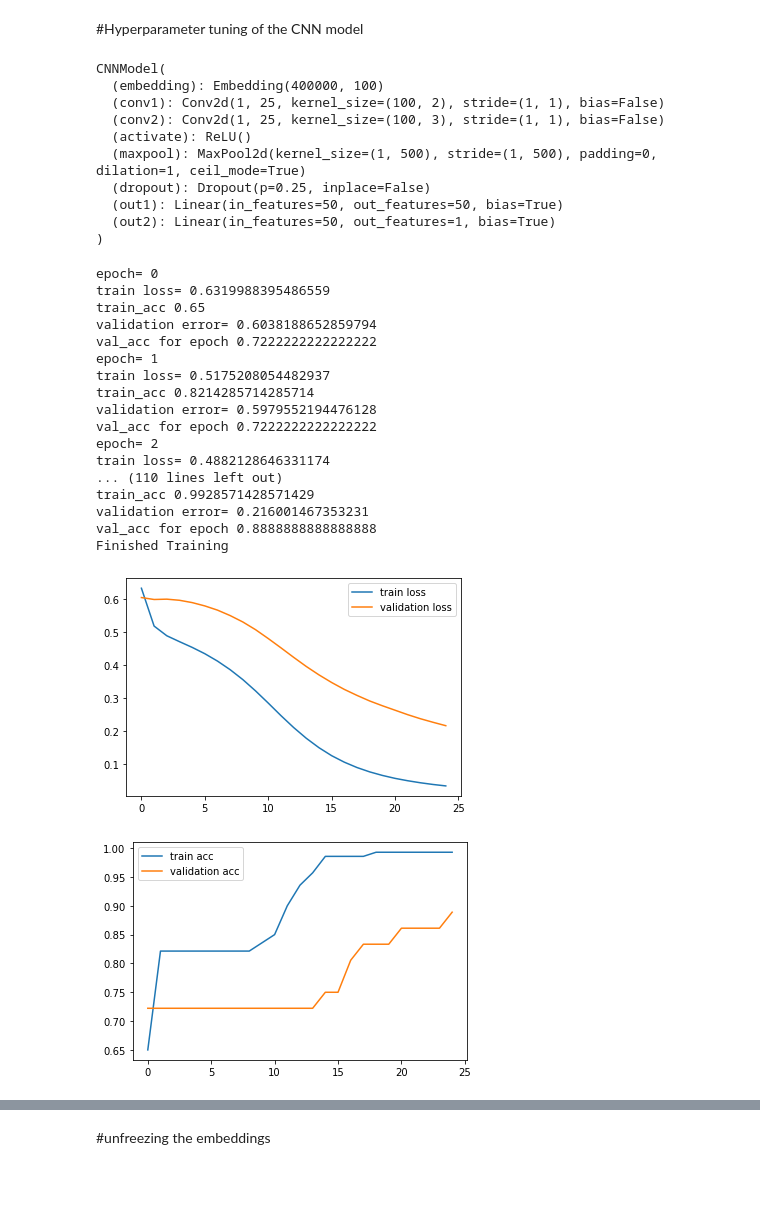
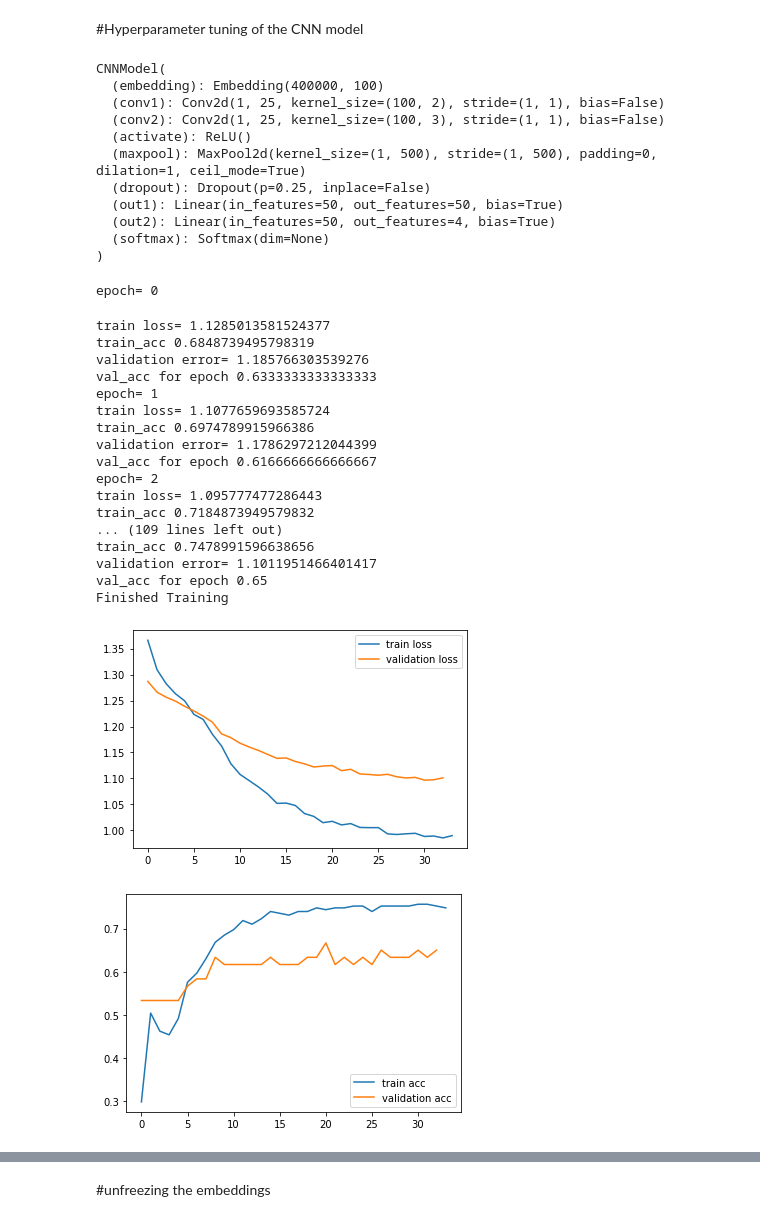
Before and after one commit to ece1786-2022/PyOverflow, a Jupyter notebook: CNN_baseline_multiclass.ipynb, the cells around one changed output, grey strips where cells are left out. Saved outputs shown, nothing was run; the diff lists cells and outputs as text; code cells hidden in the pictures; blank space fills up the shorter version.

Commit message:
added test and final baseline results

```diff
--- a/CNN_baseline_multiclass.ipynb
+++ b/CNN_baseline_multiclass.ipynb
@@ -37,5 +37,5 @@ train, val = train_test_split(df, test_size=0.2, random_state=42)
 # %% [output]
 False
 # %%
-data_path = "Data/Test/test_sample.csv"
+data_path = "Data/Test/combined.csv"
 df2 = pd.read_csv(data_path)
@@ -171,7 +184,7 @@ Using device: cuda
 # %% [markdown]
 #Create CNN Model
 # %%
-class CNNModel(torch.nn.Module): # CNN model # 3 classes
+class CNNModel(torch.nn.Module): # CNN model # 4 classes
     def __init__(self, vocab, n1,n2, k1,k2):
         super().__init__()
         # initialize word vectors to random numbers
@@ -183,8 +196,8 @@ class CNNModel(torch.nn.Module): # CNN model # 3 classes
         #self.maxpool2= torch.nn.MaxPool1d()
         self.dropout = torch.nn.Dropout(0.25)
         self.out1= torch.nn.Linear(n1+n2,50)
-        self.out2= torch.nn.Linear(50,3)
-        self.softmax = torch.nn.Softmax(dim=1)
+        self.out2= torch.nn.Linear(50,4)
+        self.softmax = torch.nn.Softmax()
         #TO DO
 
         # prediction function takes embedding as input, and predicts which word in vocabulary as output
@@ -213,9 +226,9 @@ class CNNModel(torch.nn.Module): # CNN model # 3 classes
         #print(max1.size())
         max2=self.maxpool(conv2)
         #print(max2.size())
-        #drop=self.dropout(torch.cat((max1,max2)).squeeze())
+        drop=self.dropout(torch.cat((max1,max2)).squeeze())
         #output=self.out(drop)
-        output=self.out1(torch.cat((max1,max2)).squeeze())
+        output=self.out1(drop) #torch.cat((max1,max2)).squeeze()
         output=self.out2(output)
         output=self.softmax(output)
         return output
@@ -325,7 +338,8 @@ CNNModel(
   (maxpool): MaxPool2d(kernel_size=(1, 500), stride=(1, 500), padding=0, dilation=1, ceil_mode=True)
   (dropout): Dropout(p=0.25, inplace=False)
   (out1): Linear(in_features=50, out_features=50, bias=True)
-  (out2): Linear(in_features=50, out_features=1, bias=True)
+  (out2): Linear(in_features=50, out_features=4, bias=True)
+  (softmax): Softmax(dim=None)
 )
 # %%
 loss_func = torch.nn.CrossEntropyLoss()
@@ -355,68 +369,82 @@ for epoch in range(25):  # loop over the dataset multiple times
         outputs = model1(inputs.flatten())
         #print(outputs)
         #print(labels)
-        loss = loss_func(outputs, labels) #.float()
+        #print('raw output',outputs)
+        outputs_hard=outputs.argmax()
+        outputs=outputs.unsqueeze(0)
+        #labels=labels.unsqueeze(0)
+        #print('labels',labels)
+        #print('armax output',outputs_hard)
+        #print('output shape',outputs.shape)
+        #print('label ahape',labels.shape)
+        loss = loss_func(outputs, labels)
+        #print('loss',loss)
+        #print('loss shape',loss.shape)
         loss.backward()
         optimizer.step()
 
         outputs=outputs.argmax(dim=1)
 
         train_loss+= loss.item()
-        train_acc+=torch.sum((outputs == labels)[:].int()).item()
+        train_acc+=torch.sum((outputs_hard == labels)[:].int()).item()
         #train_acc+=torch.sum(((outputs>0)== labels)[:].int()).item()
     train_loss=train_loss/len(train_dataset)
     train_losses.append(train_loss)
     print('train loss=',train_loss)
     train_acc=train_acc/len(train_dataset)
     train_acc_arr.append(train_acc)
     print('train_acc',train_acc)
 
 
     model1.eval()
     for inputs, labels in validation_dataloader:
 
       pred=model1(inputs.flatten())
-      loss = loss_func(pred, labels.float())
+      pred=pred.unsqueeze(0)
+      pred_hard=pred.argmax()
+
+      loss = loss_func(pred, labels)
       val_loss+= loss.item()
-      pred=pred.argmax(dim=1)
-      val_acc+=torch.sum((pred == labels)[:].int()).item()
+
+      val_acc+=torch.sum((pred_hard == labels)[:].int()).item()
       #val_acc+=torch.sum(((pred>0)== labels)[:].int()).item()
     val_loss=val_loss/len(val_dataset)
     val_losses.append(val_loss)
     print('validation error=',val_loss)
     val_acc=val_acc/len(val_dataset)
     val_acc_arr.append(val_acc)
     print('val_acc for epoch',val_acc)
 
 
 print('Finished Training')
 plt.plot(train_losses, label='train loss')
 plt.plot(val_losses, label='validation loss')
 plt.legend()
 plt.show()
 # %% [output]
 epoch= 0
-train loss= 0.6319988395486559
-train_acc 0.65
-validation error= 0.6038188652859794
-val_acc for epoch 0.7222222222222222
-epoch= 1
-train loss= 0.5175208054482937
-train_acc 0.8214285714285714
-validation error= 0.5979552194476128
-val_acc for epoch 0.7222222222222222
-epoch= 2
-train loss= 0.4882128646331174
-... (110 lines left out)
-train_acc 0.9928571428571429
-validation error= 0.216001467353231
-val_acc for epoch 0.8888888888888888
-Finished Training
+train loss= 1.1285013581524377
+train_acc 0.6848739495798319
+validation error= 1.185766303539276
+val_acc for epoch 0.6333333333333333
+epoch= 1
+train loss= 1.1077659693585724
+train_acc 0.6974789915966386
+validation error= 1.1786297212044399
+val_acc for epoch 0.6166666666666667
+epoch= 2
+train loss= 1.095777477286443
+train_acc 0.7184873949579832
+... (109 lines left out)
+train_acc 0.7478991596638656
+validation error= 1.1011951466401417
+val_acc for epoch 0.65
+Finished Training
-[figure, old version]
+[figure, new version]
 # %%
 plt.plot(train_acc_arr, label='train acc')
 plt.plot(val_acc_arr, label='validation acc')
 plt.legend()
 plt.show()
 # %% [output]
-[figure, old version]
+[figure, new version]
```
Also changed, not shown: parts of 8 cells of this notebook, 2 other files.
